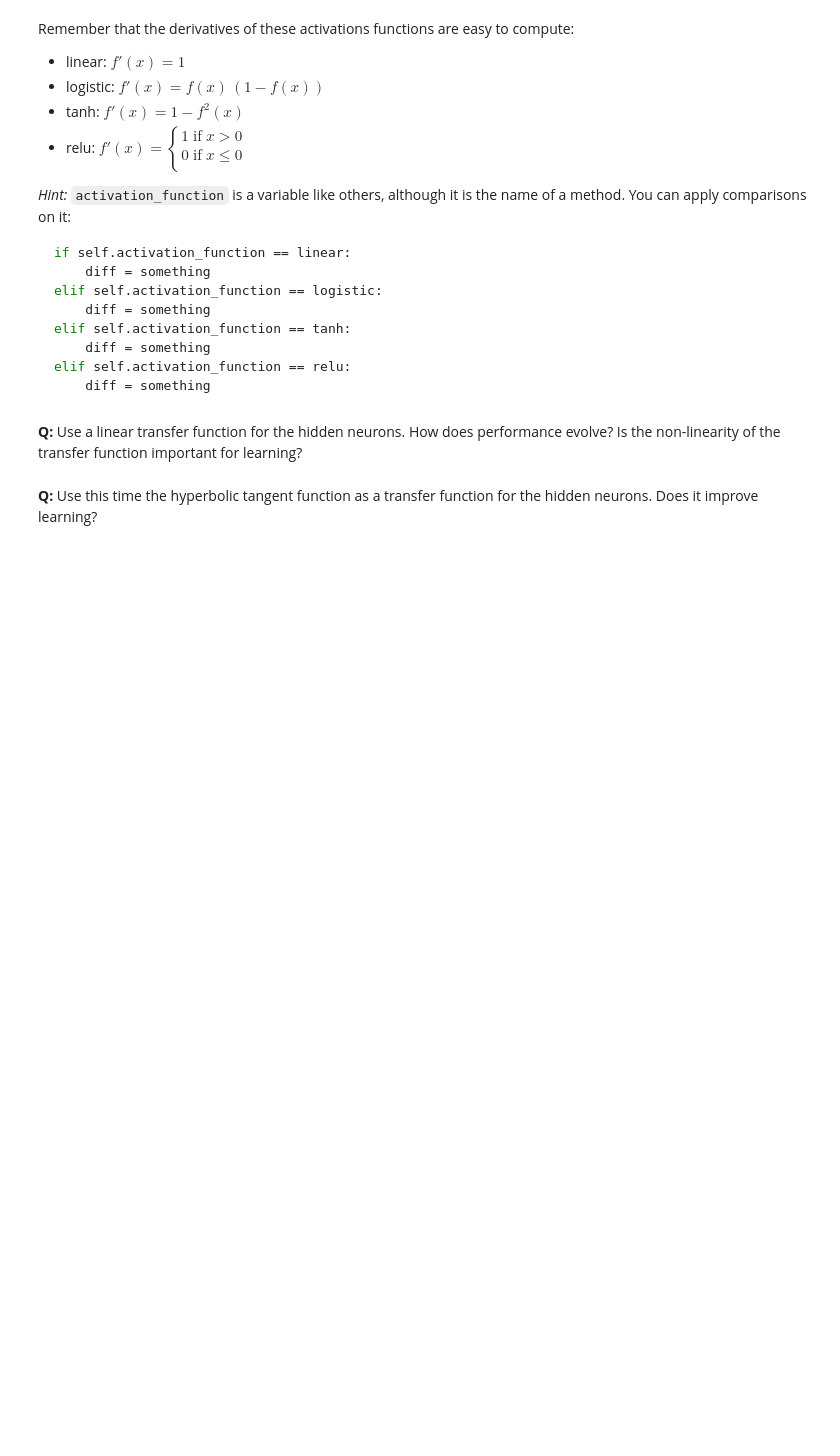
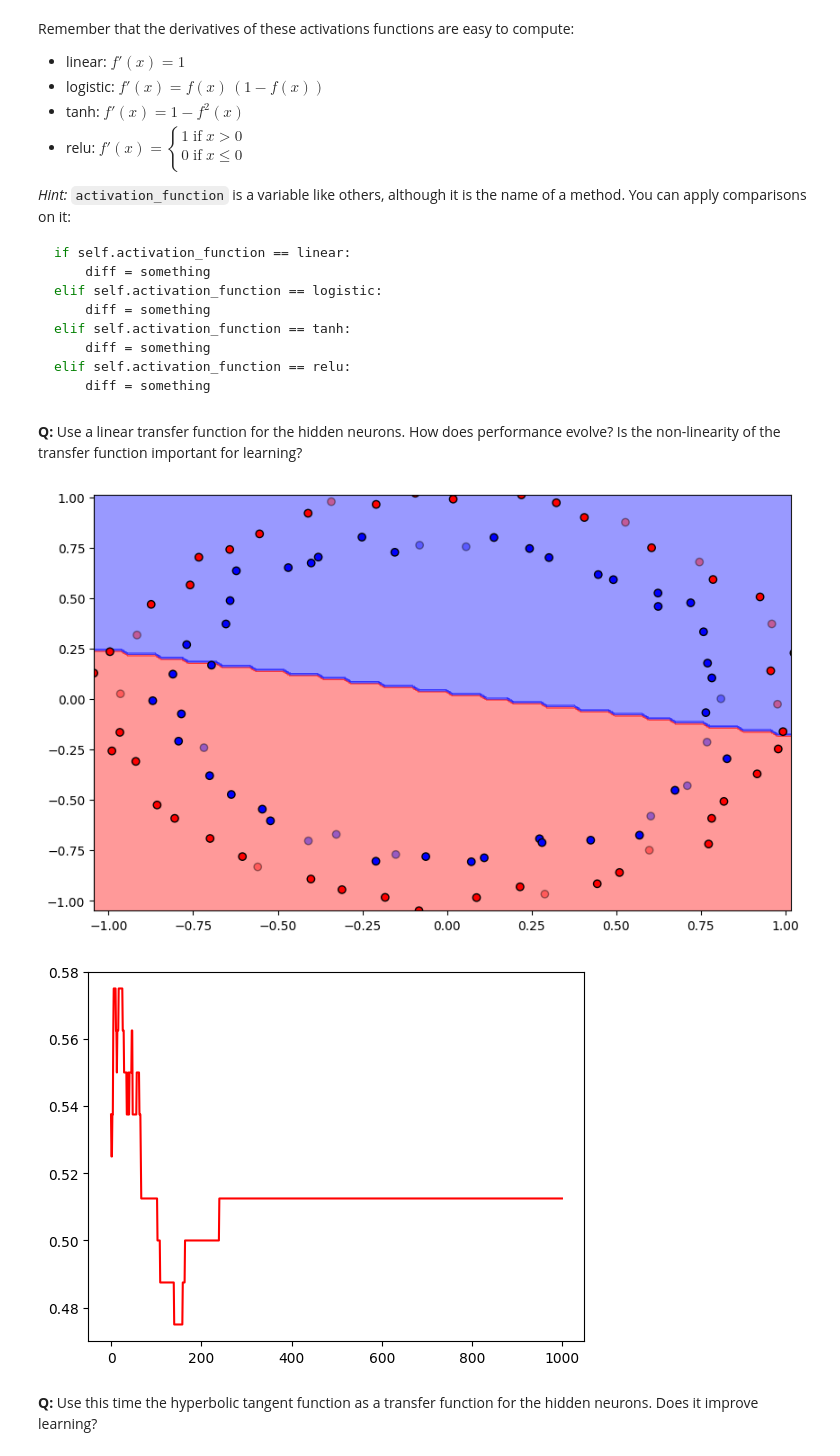
Before and after one commit to erichsdb/Neurocomputing, a Jupyter notebook: notebooks/8-MLP.ipynb, the cells around one changed output. Saved outputs shown, nothing was run; the diff lists cells and outputs as text; code cells hidden in the pictures; blank space fills up the shorter version.

```diff
--- a/notebooks/8-MLP.ipynb
+++ b/notebooks/8-MLP.ipynb
@@ -769,4 +932,13 @@ elif self.activation_function == relu:
 # %% [markdown]
 **Q:** Use a linear transfer function for the hidden neurons. How does performance evolve? Is the non-linearity of the transfer function important for learning?
+# %%
+mlp_train = ActivationFunctionMLP(d=2, K=15, activation_function=linear, max_val=1.0, eta=0.05)
+res = mlp_train.train(X_train, t_train, 1000, True)
+
+plt.plot(res[0], 'r')
+plt.show()
+# %% [output]
+[figure, added]
+[figure, added]
 # %% [markdown]
 **Q:** Use this time the hyperbolic tangent function as a transfer function for the hidden neurons. Does it improve learning?
```
Also changed, not shown: parts of 19 cells of this notebook.
